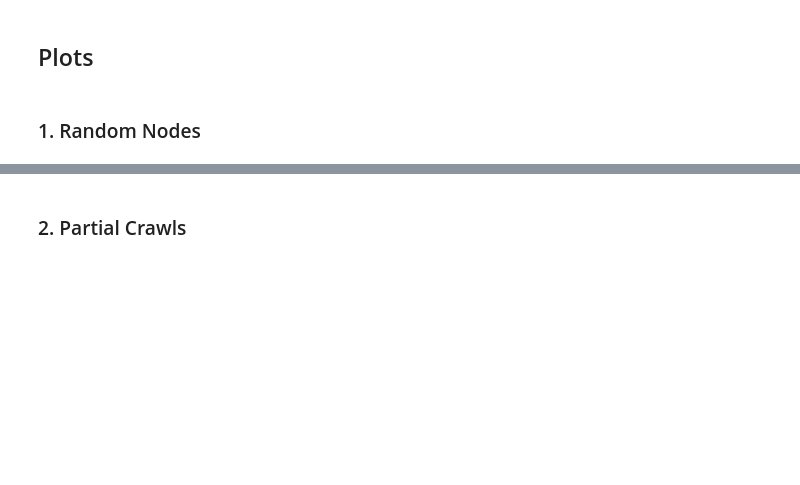
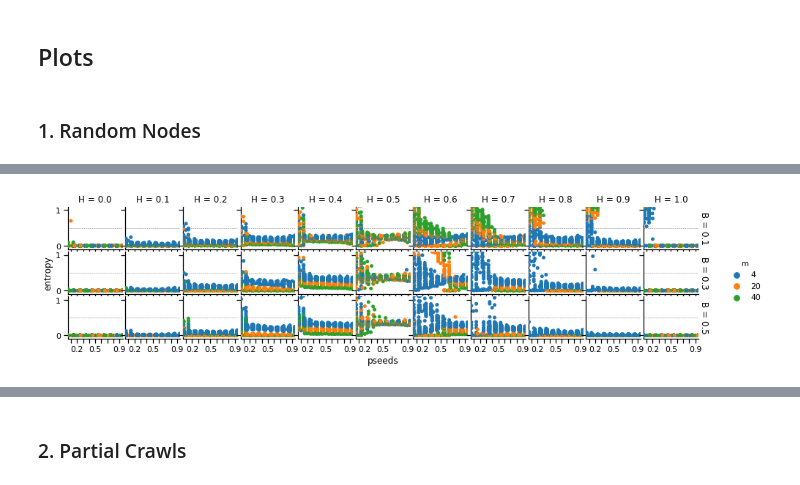
Before and after one commit to lisette-espin/JupyterNotebook, a Jupyter notebook: relational_classification/relational_classification.ipynb, the cells around one changed output, grey strips where cells are left out. Saved outputs shown, nothing was run; the diff lists cells and outputs as text; code cells hidden in the pictures; blank space fills up the shorter version.

```diff
--- a/relational_classification/relational_classification.ipynb
+++ b/relational_classification/relational_classification.ipynb
@@ -79,3 +79,7 @@ plot_rocauc_bias(df_random_nodes)
+# %%
+plot_results(df_random_nodes,'entropy')
+# %% [output]
+[figure, added]
 # %%
 plot_results(df_random_nodes,'rocauc')
 # %% [output]
```
Also changed, not shown: parts of 18 cells of this notebook.
